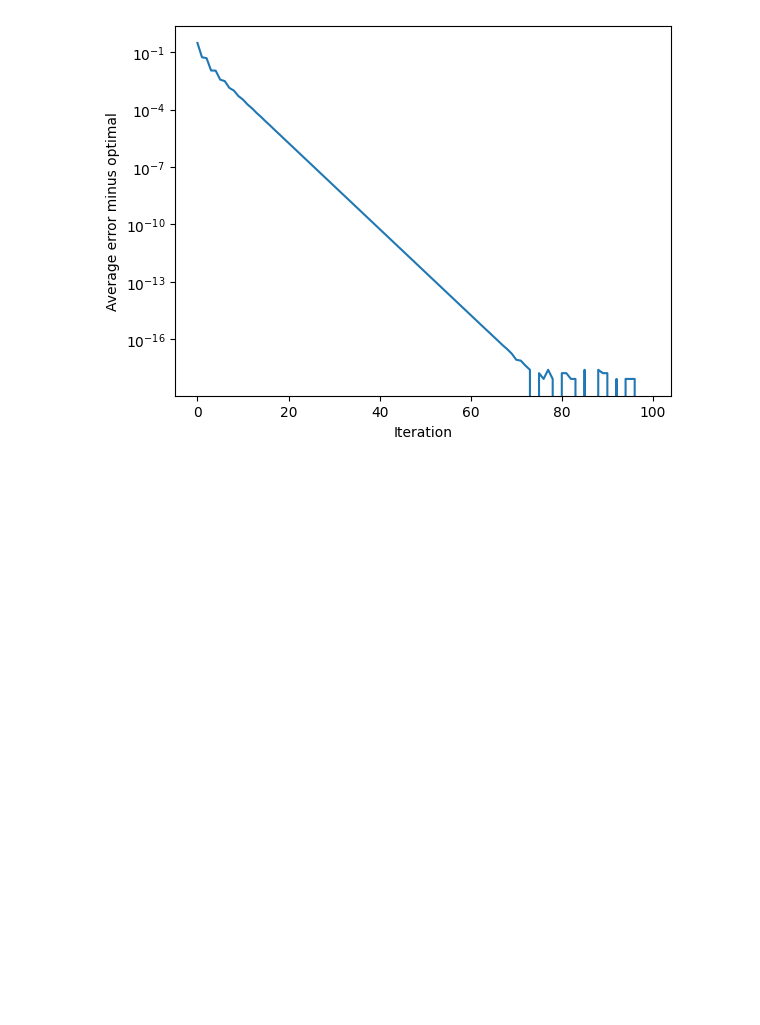
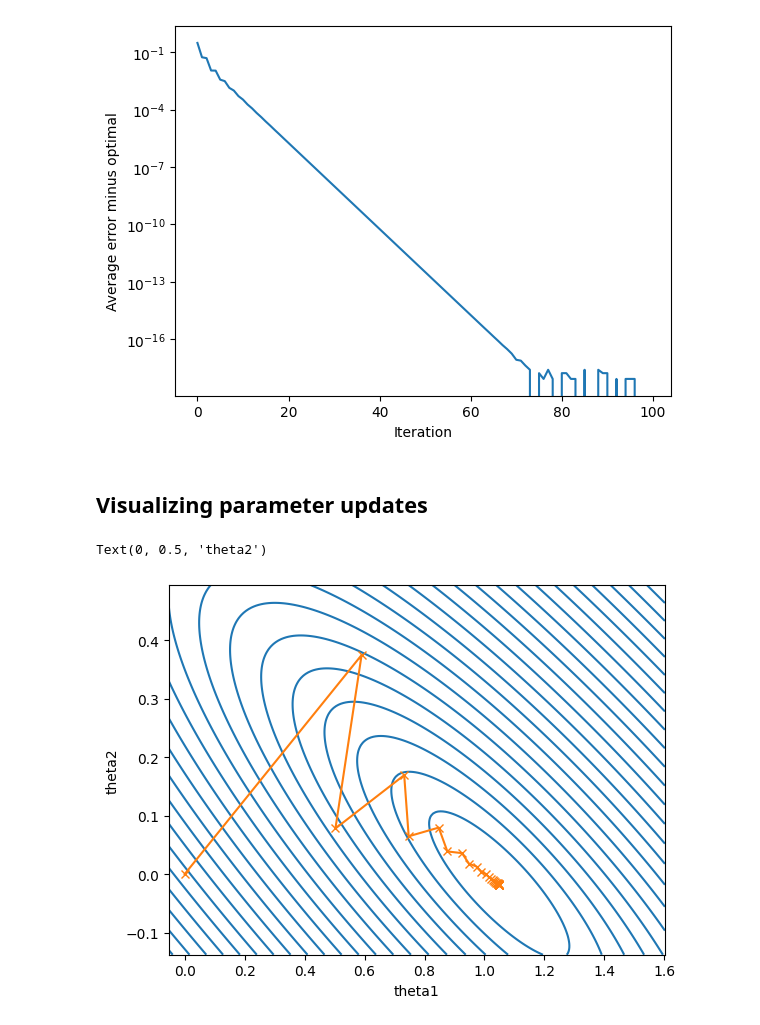
Before and after one commit to chnu-sci-tech/intellectual-data-analysis, a Jupyter notebook: src/201_ml_intro.ipynb, the cells around one changed output. Cells and saved outputs as stored; diff of their text form; code cells hidden in the pictures; blank space fills up the shorter version.

```diff
--- a/src/201_ml_intro.ipynb
+++ b/src/201_ml_intro.ipynb
@@ -105,7 +105,6 @@ def normalize_data(x):
 
 def gradient_descent(x, y, iters, alpha):
     theta = np.array([0., 0.])
-    alpha = 1.0
     for t in range(iters):
         theta[0] -= alpha/len(x) * 2 * sum((theta[0] * x + theta[1] - y)*x)
         theta[1] -= alpha/len(x) * 2 * sum((theta[0] * x + theta[1] - y) )
@@ -122,7 +121,7 @@ x, y = get_data('../resources/Salary_dataset.csv', 'YearsExperience', 'Salary')
 x_normalized, y_normalized = normalize_data(x), normalize_data(y)
 
 #first iteration
-theta = gradient_descent(x_normalized, y_normalized, 0, 1.0)
+theta = gradient_descent(x_normalized, y_normalized, 0, 0.1)
 plot_fit(x_normalized, y_normalized, theta)
 # %% [output]
 [figure]
@@ -182,3 +181,37 @@ plt.ylabel("Average error minus optimal")
 # %% [output]
 Text(0, 0.5, 'Average error minus optimal')
 [figure]
+# %% [markdown]
+## Visualizing parameter updates
+# %%
+def gradient_descent_params(x, y, iters):
+    thetas = []
+    theta = np.array([0., 0.])
+    alpha = 1.0
+    for t in range(iters):
+        thetas.append(theta.copy())
+        theta[0] -= alpha/len(x) * 2 * sum((theta[0] * x + theta[1] - y)*x)
+        theta[1] -= alpha/len(x) * 2 * sum((theta[0] * x + theta[1] - y) )
+    return np.array(thetas)
+
+def err(x, y, theta):
+    return np.mean((np.outer(x, theta[:,0]) + theta[:,1] - y[:,None])**2,axis=0)
+
+thetas = gradient_descent_params(x_normalized, y_normalized, 100)
+plt.plot(thetas[:,0], thetas[:,1])
+xlim, ylim =(np.array(plt.gca().get_xlim()), np.array(plt.gca().get_ylim()))
+xlim += np.array([0,0.5])
+ylim += np.array([-0.1, 0.1])
+
+XX,YY = np.meshgrid(np.linspace(xlim[0],xlim[1],200), np.linspace(ylim[0], ylim[1],200))
+ZZ = err(x_normalized, y_normalized, np.hstack([np.ravel(XX)[:,None], np.ravel(YY)[:,None]])).reshape(XX.shape)
+#V = np.logspace(np.log(np.min(ZZ)), np.log(np.max(ZZ)), 30)
+V = np.linspace(np.sqrt(np.min(ZZ)), np.sqrt(np.max(ZZ)), 25)**2
+plt.clf()
+plt.contour(XX,YY,ZZ, V, colors=('C0',))
+plt.plot(thetas[:,0], thetas[:,1], 'C1-x')
+plt.xlabel("theta1")
+plt.ylabel("theta2")
+# %% [output]
+Text(0, 0.5, 'theta2')
+[figure, added]
```
Also changed, not shown: parts of 10 cells of this notebook, 5 other files.
